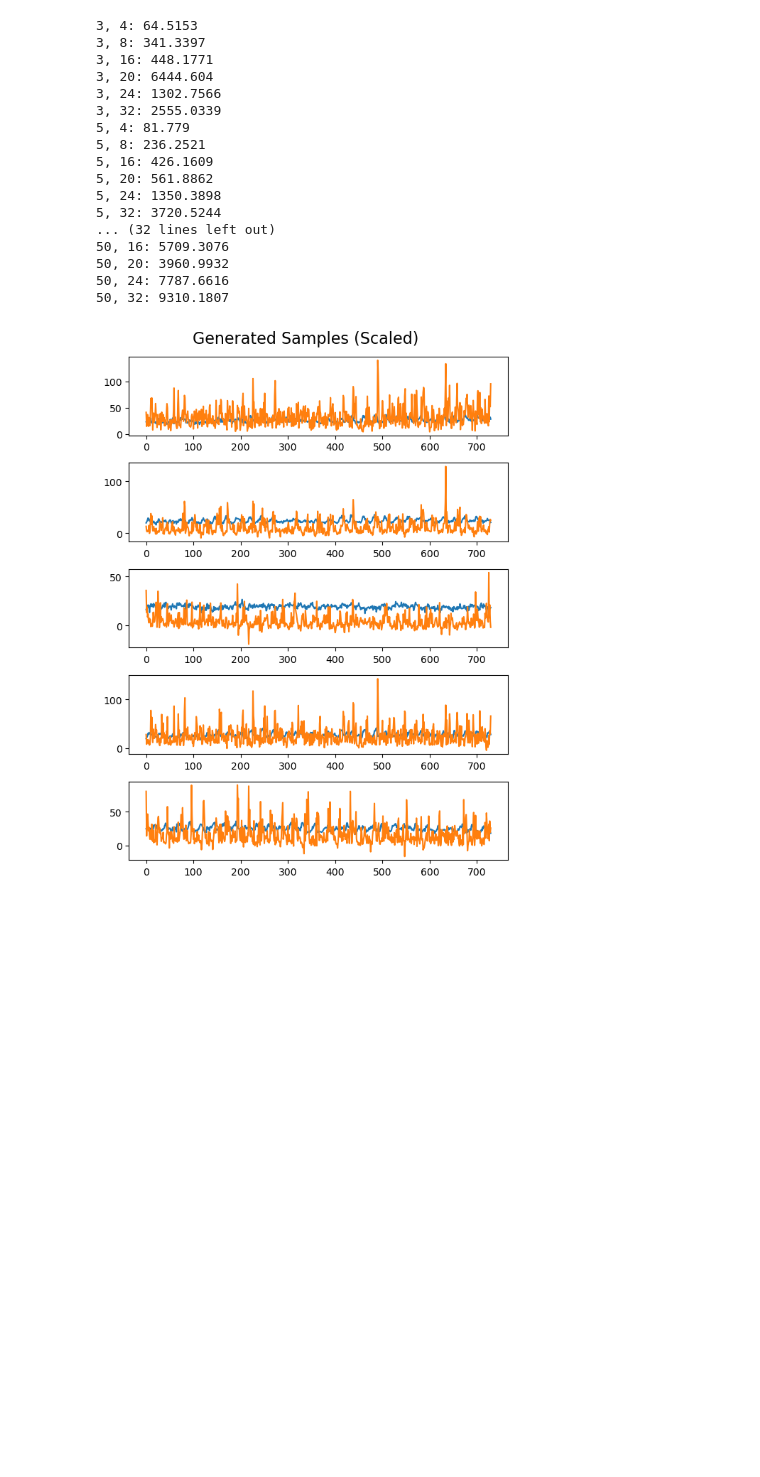
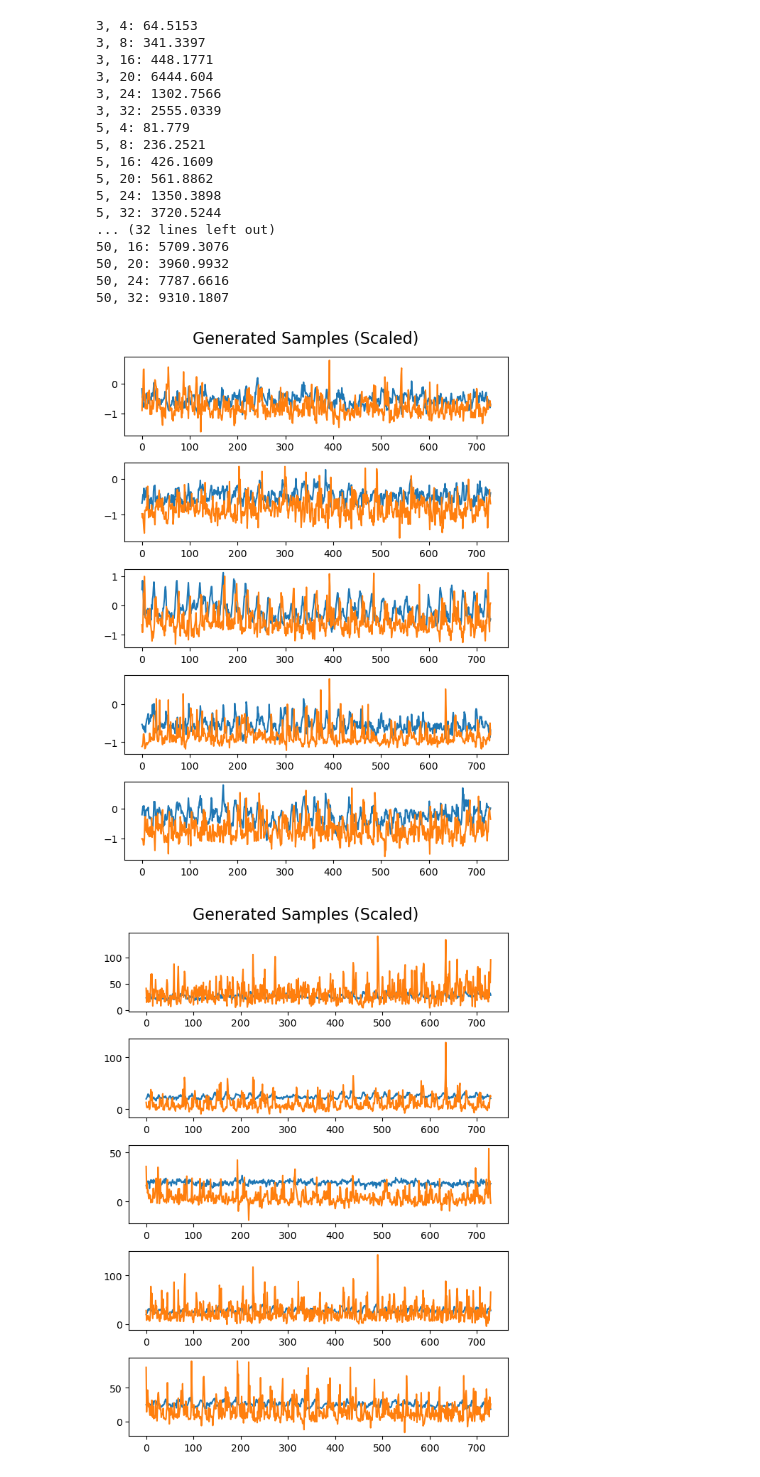
Before and after one commit to Matthewjmcc/fyp, a Jupyter notebook: src/data_generation/synthetic_data_gen_vae.ipynb, the cells around one changed output. Drawn from its saved outputs; the diff is of its cells as text; code cells hidden in the pictures; blank space fills up the shorter version.

```diff
--- a/src/data_generation/synthetic_data_gen_vae.ipynb
+++ b/src/data_generation/synthetic_data_gen_vae.ipynb
@@ -415,6 +415,11 @@ for l_dim in latent_dims:
 50, 20: 3960.9932
 50, 24: 7787.6616
 50, 32: 9310.1807
+# %%
+samples = np.load(f'../../data/models/model_data/{model_name}_l3b4_samples.npy')
+utils.plot_samples(samples, n=5)
+# %% [output]
+[figure, added]
 # %%
 samples = np.load(f'../../data/models/model_data/{model_name}_l3b4_scaled_samples.npy')
 utils.plot_samples(samples, n=5)
```
Also changed, not shown: 1 other file.
